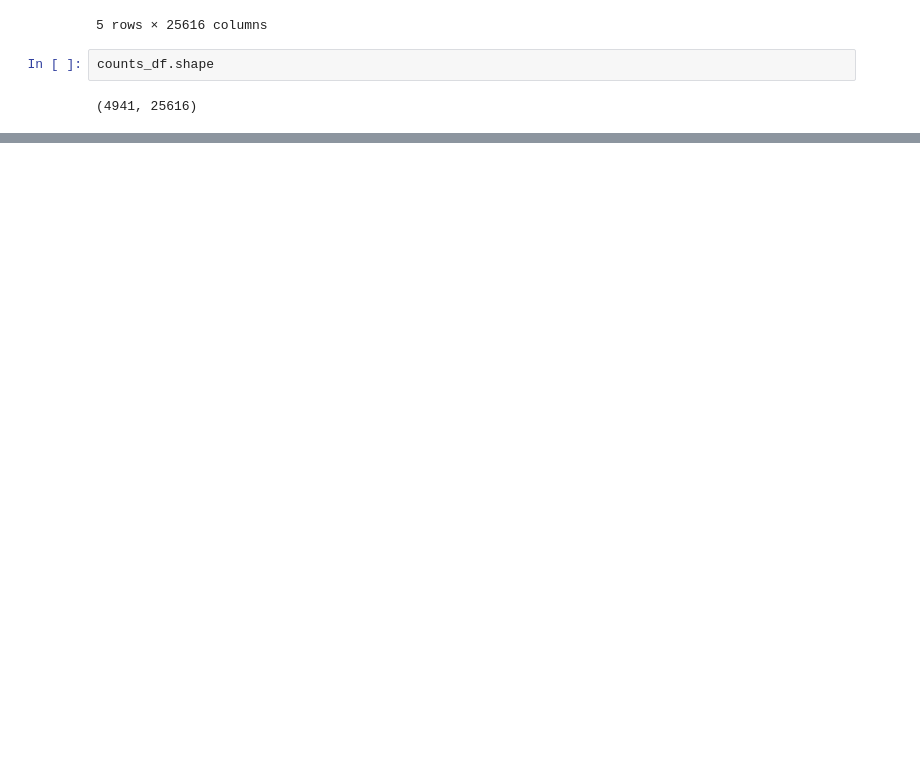
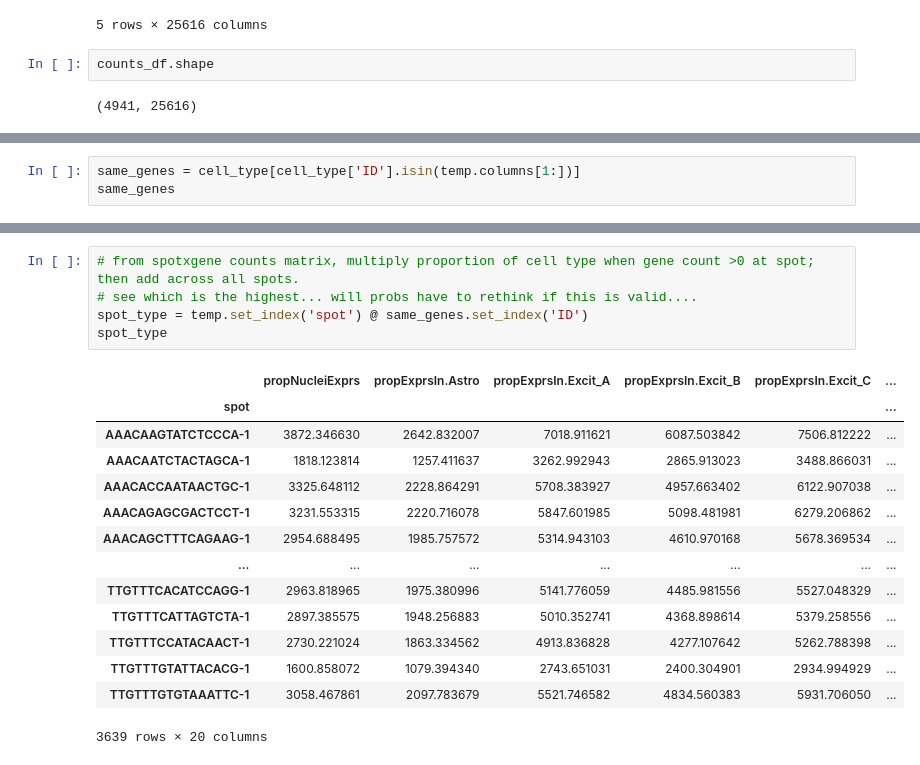
Before and after one commit to kiristern/QLSsummer2022, a Jupyter notebook: libd_explore.ipynb, the cells around one changed output, grey strips where cells are left out. Drawn from its saved outputs; the diff is of its cells as text; blank space fills up the shorter version.

```diff
--- a/libd_explore.ipynb
+++ b/libd_explore.ipynb
@@ -206,0 +288,3 @@ counts_df.shape
+# %%
+same_genes = cell_type[cell_type['ID'].isin(temp.columns[1:])]
+same_genes
@@ -206,0 +305,20 @@ counts_df.shape
+# %%
+# from spotxgene counts matrix, multiply proportion of cell type when gene count >0 at spot; then add across all spots.
+# see which is the highest... will probs have to rethink if this is valid....
+spot_type = temp.set_index('spot') @ same_genes.set_index('ID')
+spot_type
+# %% [output]
+|  | propNucleiExprs | propExprsIn.Astro | propExprsIn.Excit_A | propExprsIn.Excit_B | propExprsIn.Excit_C | ... |
+| spot |  |  |  |  |  | ... |
+| AAACAAGTATCTCCCA-1 | 3872.346630 | 2642.832007 | 7018.911621 | 6087.503842 | 7506.812222 | ... |
+| AAACAATCTACTAGCA-1 | 1818.123814 | 1257.411637 | 3262.992943 | 2865.913023 | 3488.866031 | ... |
+| AAACACCAATAACTGC-1 | 3325.648112 | 2228.864291 | 5708.383927 | 4957.663402 | 6122.907038 | ... |
+| AAACAGAGCGACTCCT-1 | 3231.553315 | 2220.716078 | 5847.601985 | 5098.481981 | 6279.206862 | ... |
+| AAACAGCTTTCAGAAG-1 | 2954.688495 | 1985.757572 | 5314.943103 | 4610.970168 | 5678.369534 | ... |
+| ... | ... | ... | ... | ... | ... | ... |
+| TTGTTTCACATCCAGG-1 | 2963.818965 | 1975.380996 | 5141.776059 | 4485.981556 | 5527.048329 | ... |
+| TTGTTTCATTAGTCTA-1 | 2897.385575 | 1948.256883 | 5010.352741 | 4368.898614 | 5379.258556 | ... |
+| TTGTTTCCATACAACT-1 | 2730.221024 | 1863.334562 | 4913.836828 | 4277.107642 | 5262.788398 | ... |
+| TTGTTTGTATTACACG-1 | 1600.858072 | 1079.394340 | 2743.651031 | 2400.304901 | 2934.994929 | ... |
+| TTGTTTGTGTAAATTC-1 | 3058.467861 | 2097.783679 | 5521.746582 | 4834.560383 | 5931.706050 | ... |
+3639 rows × 20 columns
```
Also changed, not shown: parts of 11 cells of this notebook.
